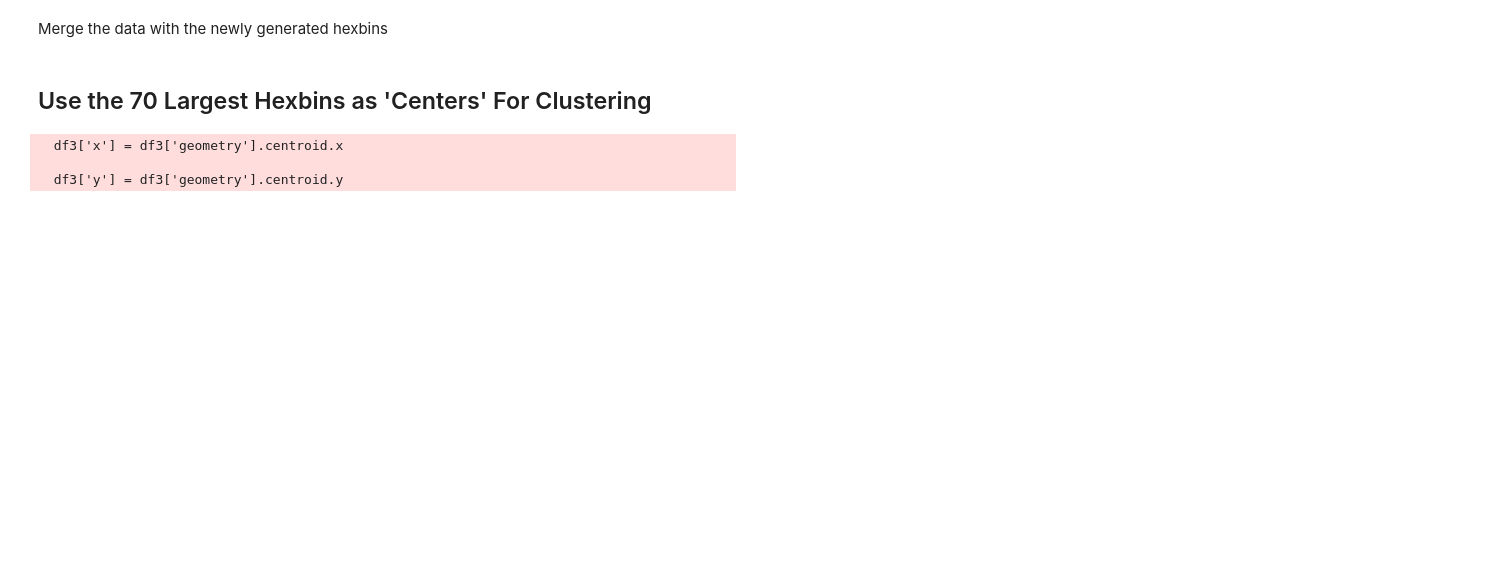
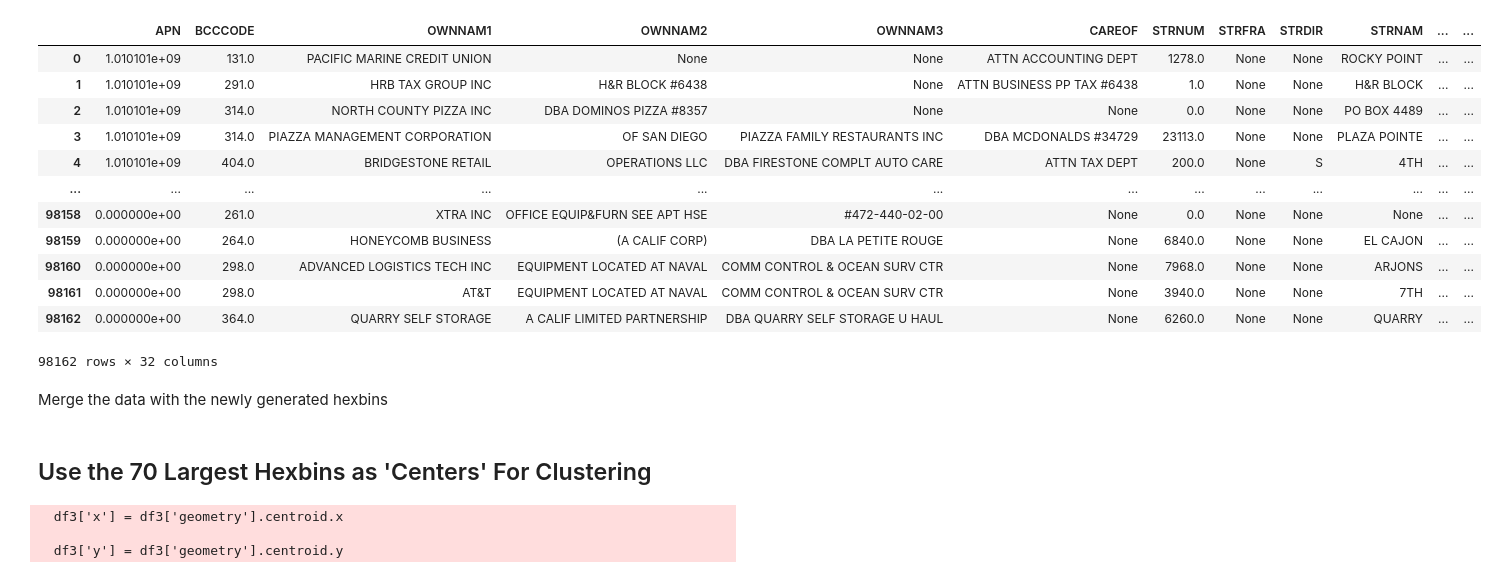
Before and after one commit to michaelmss/DSC180A-Activity-Centers, a Jupyter notebook: Notebooks/Hexbins_Only.ipynb, the cells around one changed output. Cells and saved outputs as stored; diff of their text form; code cells hidden in the pictures; blank space fills up the shorter version.

```diff
--- a/Notebooks/Hexbins_Only.ipynb
+++ b/Notebooks/Hexbins_Only.ipynb
@@ -15,6 +15,22 @@ gdf = gdf.to_crs(crs='EPSG:4326')
 gdf = gdf[gdf['POINT_X']!=0]
 gdf['x'] = gdf['geometry'].x
 gdf['y'] = gdf['geometry'].y
+# %%
+gdf
+# %% [output]
+|  | APN | BCCCODE | OWNNAM1 | OWNNAM2 | OWNNAM3 | CAREOF | STRNUM | STRFRA | STRDIR | STRNAM | ... | ... |
+| 0 | 1.010101e+09 | 131.0 | PACIFIC MARINE CREDIT UNION | None | None | ATTN ACCOUNTING DEPT | 1278.0 | None | None | ROCKY POINT | ... | ... |
+| 1 | 1.010101e+09 | 291.0 | HRB TAX GROUP INC | H&R BLOCK #6438 | None | ATTN BUSINESS PP TAX #6438 | 1.0 | None | None | H&R BLOCK | ... | ... |
+| 2 | 1.010101e+09 | 314.0 | NORTH COUNTY PIZZA INC | DBA DOMINOS PIZZA #8357 | None | None | 0.0 | None | None | PO BOX 4489 | ... | ... |
+| 3 | 1.010101e+09 | 314.0 | PIAZZA MANAGEMENT CORPORATION | OF SAN DIEGO | PIAZZA FAMILY RESTAURANTS INC | DBA MCDONALDS #34729 | 23113.0 | None | None | PLAZA POINTE | ... | ... |
+| 4 | 1.010101e+09 | 404.0 | BRIDGESTONE RETAIL | OPERATIONS LLC | DBA FIRESTONE COMPLT AUTO CARE | ATTN TAX DEPT | 200.0 | None | S | 4TH | ... | ... |
+| ... | ... | ... | ... | ... | ... | ... | ... | ... | ... | ... | ... | ... |
+| 98158 | 0.000000e+00 | 261.0 | XTRA INC | OFFICE EQUIP&FURN SEE APT HSE | #472-440-02-00 | None | 0.0 | None | None | None | ... | ... |
+| 98159 | 0.000000e+00 | 264.0 | HONEYCOMB BUSINESS | (A CALIF CORP) | DBA LA PETITE ROUGE | None | 6840.0 | None | None | EL CAJON | ... | ... |
+| 98160 | 0.000000e+00 | 298.0 | ADVANCED LOGISTICS TECH INC | EQUIPMENT LOCATED AT NAVAL | COMM CONTROL & OCEAN SURV CTR | None | 7968.0 | None | None | ARJONS | ... | ... |
+| 98161 | 0.000000e+00 | 298.0 | AT&T | EQUIPMENT LOCATED AT NAVAL | COMM CONTROL & OCEAN SURV CTR | None | 3940.0 | None | None | 7TH | ... | ... |
+| 98162 | 0.000000e+00 | 364.0 | QUARRY SELF STORAGE | A CALIF LIMITED PARTNERSHIP | DBA QUARRY SELF STORAGE U HAUL | None | 6260.0 | None | None | QUARRY | ... | ... |
+98162 rows × 32 columns
 # %%
 labels = pd.read_csv('../generate_labels.csv')
 final_merge = gdf.merge(labels, how='left', left_on='BUSTYPE',right_on='Items')
```
Also changed, not shown: 1 other file.
